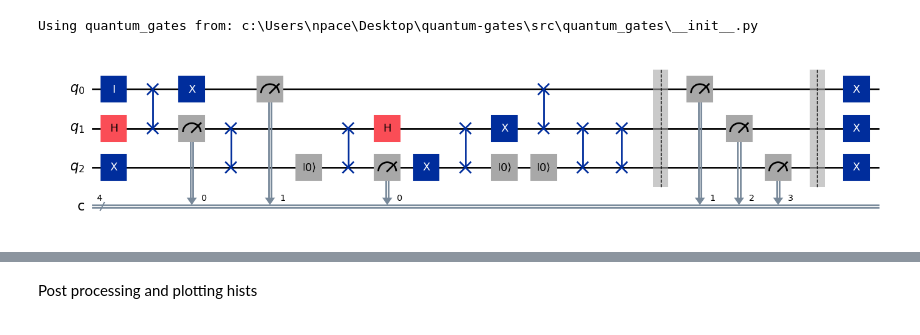
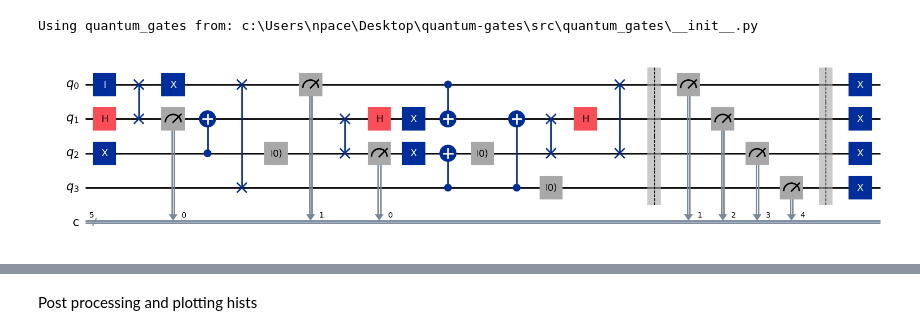
Before and after one commit to CERN-IT-INNOVATION/quantum-gates, a Jupyter notebook: start up and testing/local_fake_backend_test.ipynb, the cells around one changed output, grey strips where cells are left out. Cells and saved outputs as stored; diff of their text form; code cells hidden in the pictures.

```diff
--- a/start up and testing/local_fake_backend_test.ipynb
+++ b/start up and testing/local_fake_backend_test.ipynb
@@ -56,7 +56,7 @@ from quantum_gates.utilities import setup_backend
 Using quantum_gates from: c:\Users\npace\Desktop\quantum-gates\src\quantum_gates\__init__.py
 # %%
 # --- 1. Define a circuit that makes SWAPs matter ---
-N_q = 3
+N_q = 4
 N_m = N_q+1  # number of measured qubits
 qc = QuantumCircuit(N_q, N_m)
 # Prepare |01>
@@ -67,41 +67,42 @@ qc.h(1)
 
 # Apply SWAP
 qc.swap(0, 1)
 qc.measure(1,0)
 qc.x(0)
 #qc.barrier()  #
-qc.swap(2, 1)
+qc.cx(2, 1)
 
 qc.reset(2)
 qc.swap(2, 1)
 qc.h(1)
 #qc.barrier()  #
 qc.measure(2,0)
 qc.x(2)
 #qc.barrier()  #
-qc.swap(2, 1)
-
+qc.swap(3, 0)
+qc.cx(3, 2)
 qc.reset(2)
 qc.measure(0,1)
 qc.x(1)
 #qc.barrier()  #
-qc.swap(0, 1)
+qc.cx(0, 1)
+qc.cx(3, 1)
 
-qc.reset(2)
+qc.reset(3)
 qc.swap(2, 1)
-qc.swap(2, 1)
-
+qc.h(1)
+qc.swap(0, 2)
 # Measure
 qc.barrier()  #
 
 qc.measure(range(N_q), range(1,N_m))
 qc.barrier()  #
 qc.x(range(N_q))  #
 
 
 qc.draw('mpl')
 # %% [output]
-[figure, old version]
+[figure, new version]
 # %%
 # 1) Pick a fake backend
 backend = FakeBrisbane()  # 127 qubits; change to another Fake*V2 if import fails
```
Also changed, not shown: parts of 6 cells of this notebook.
